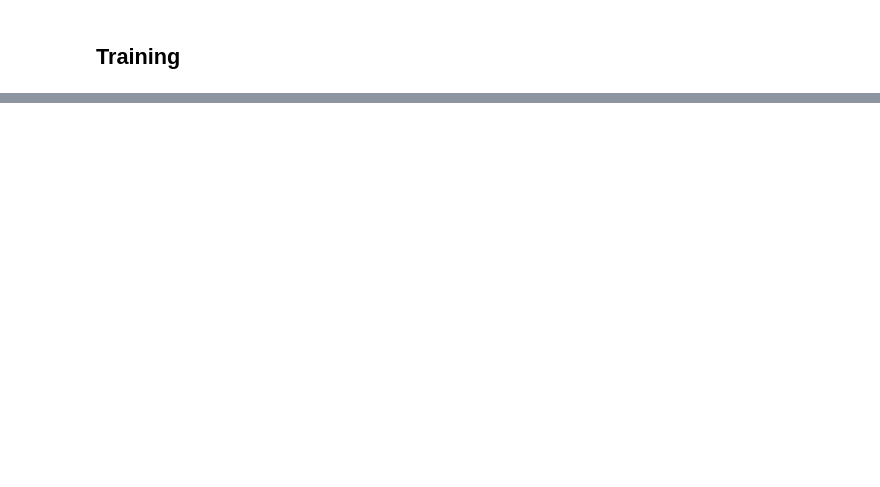
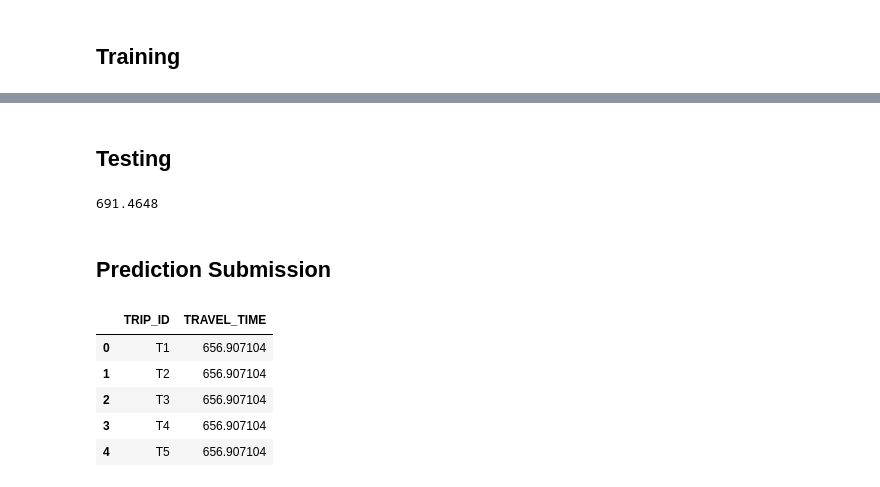
Before and after one commit to 474benchen/cse151b_project, a Jupyter notebook: project.ipynb, the cells around one changed output, grey strips where cells are left out. Drawn from its saved outputs; the diff is of its cells as text; code cells hidden in the pictures; blank space fills up the shorter version.

```diff
--- a/project.ipynb
+++ b/project.ipynb
@@ -217,4 +190,0 @@ MSE(preds, y_test, squared=False)
-# %%
-tuned_params = {'n_estimators': [100, 200, 300, 400, 500], 'min_samples_split': [2, 5, 10], 'min_samples_leaf': [1, 2, 4]}
-random_regressor = RandomizedSearchCV(RandomForestRegressor(), tuned_params, n_iter = 20, scoring = 'neg_mean_absolute_error', cv = 5, n_jobs = -1)
-random_regressor.fit(X_train, y_train)
@@ -261,7 +218,7 @@ class model(nn.Module):
     def __init__(self):
         super(model, self).__init__()
         self.layer1 = nn.Sequential(
-            nn.Linear(2,256),
+            nn.Linear(5,256),
         )
 
         self.layer2 = nn.Sequential(
@@ -309,15 +266,19 @@ class model(nn.Module):
 # %%
 from tqdm import tqdm
 
+training_losses = []
+testing_losses = []
 # train step
 criterion = RMSELoss()
 net = model()
 optimizer = torch.optim.SGD(net.parameters(), lr=0.001, momentum=0.9, weight_decay=1e-4)
 
-for epoch in tqdm(range(10)):
+for epoch in tqdm(range(50)):
     for x,y in train_loader:
         y_pred = net(x)
         loss  = criterion(y_pred, y)
+        training_losses.append((epoch, loss))
+        testing_losses.append((epoch, MSE(net(X_test).detach().numpy(), y_test)))
         loss.backward()
 
         optimizer.step()
@@ -342,0 +308,28 @@ Finished Training
+# %% [markdown]
+## Testing
+# %%
+preds = net(X_test).detach().numpy()
+MSE(preds, y_test, squared=False)
+# %% [output]
+691.4648
+# %% [markdown]
+## Prediction Submission
+# %%
+X_out = (
+    df_te[df_te['MISSING_DATA']==False]
+     [['CALL_TYPE','MON','DAY','HR','WK']]
+    )
+# encode category
+X_out['CALL_TYPE'] = X_out['CALL_TYPE'].apply(lambda x: 0 if x=='A' else 1 if x=='B' else 2)
+X_out = torch.from_numpy(X_out.values).to(torch.float32)
+# %%
+preds_out = net(X_out).detach().numpy()
+df_out = pd.DataFrame(data = {'TRIP_ID': np.array(df_te['TRIP_ID']), 'TRAVEL_TIME': preds_out.flatten()})
+df_out.to_csv('my_preds.csv', index=False)
+# %% [output]
+|  | TRIP_ID | TRAVEL_TIME |
+| 0 | T1 | 656.907104 |
+| 1 | T2 | 656.907104 |
+| 2 | T3 | 656.907104 |
+| 3 | T4 | 656.907104 |
+| 4 | T5 | 656.907104 |
```
Also changed, not shown: parts of 18 cells of this notebook, 4 other files.
